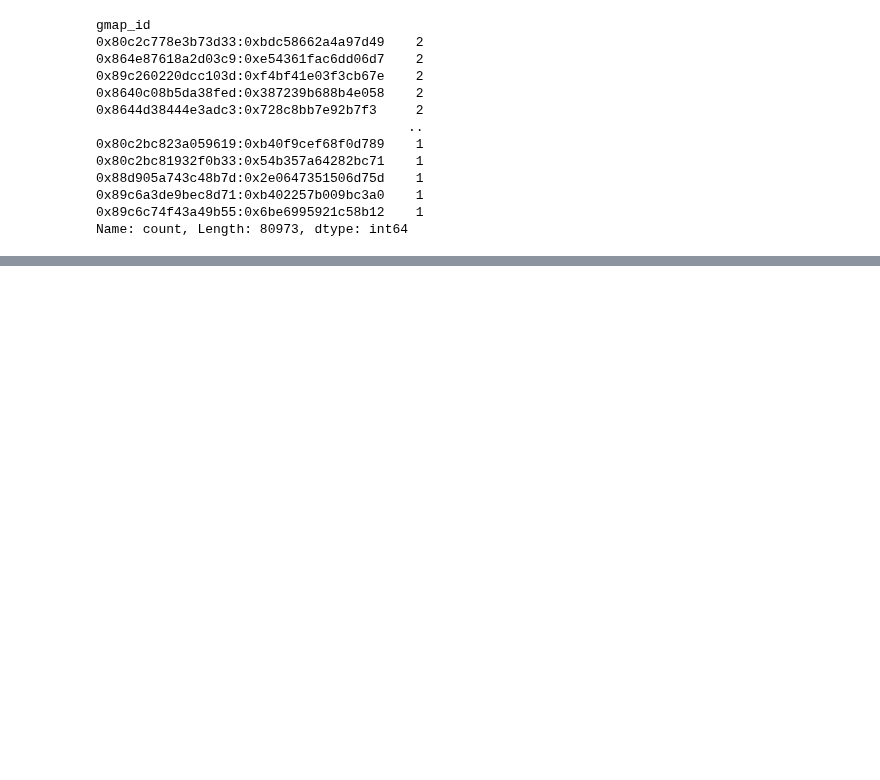
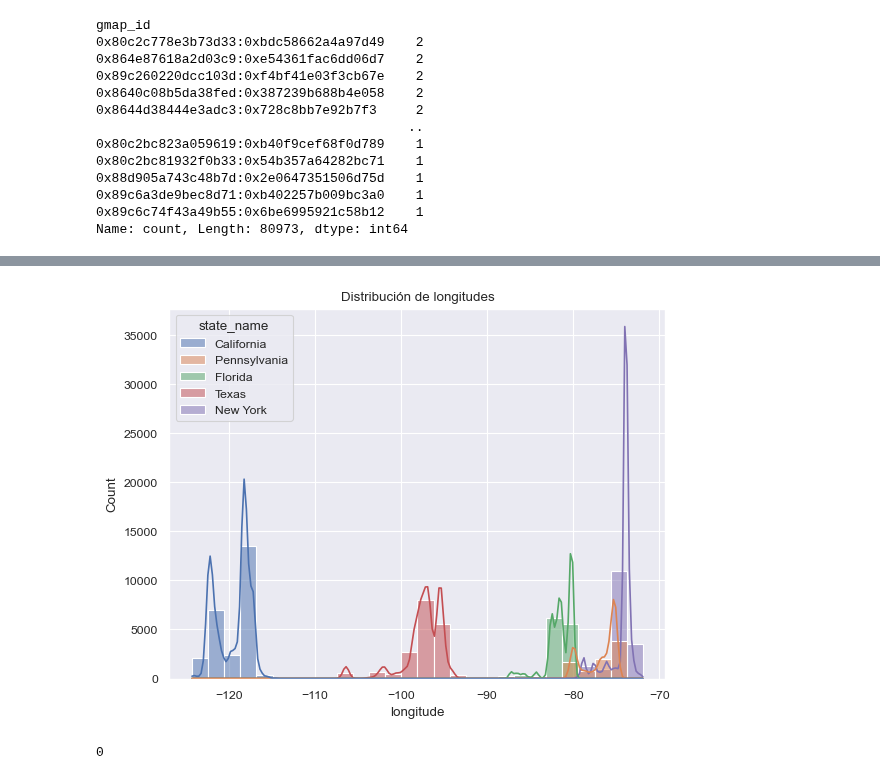
Before and after one commit to Aspirina180mg/PF_DATAPT07, a Jupyter notebook: Distribucion_Datos.ipynb, the cells around one changed output, grey strips where cells are left out. Drawn from its saved outputs; the diff is of its cells as text; code cells hidden in the pictures; blank space fills up the shorter version.

```diff
--- a/Distribucion_Datos.ipynb
+++ b/Distribucion_Datos.ipynb
@@ -224,0 +386,14 @@ df_maps_restaurantes.query(['latitude'].hist()
+# %%
+ax = sns.histplot(df_maps_restaurantes, x='longitude', hue='state_name', kde=True)
+
+
+ax.set_title('Distribución de longitudes')
+
+# Display the plot
+plt.show()
+# %% [output]
+[figure, added]
+# %%
+ca_latitude_data.latitude.isna().sum()
+# %% [output]
+0
```
Also changed, not shown: parts of 22 cells of this notebook.
